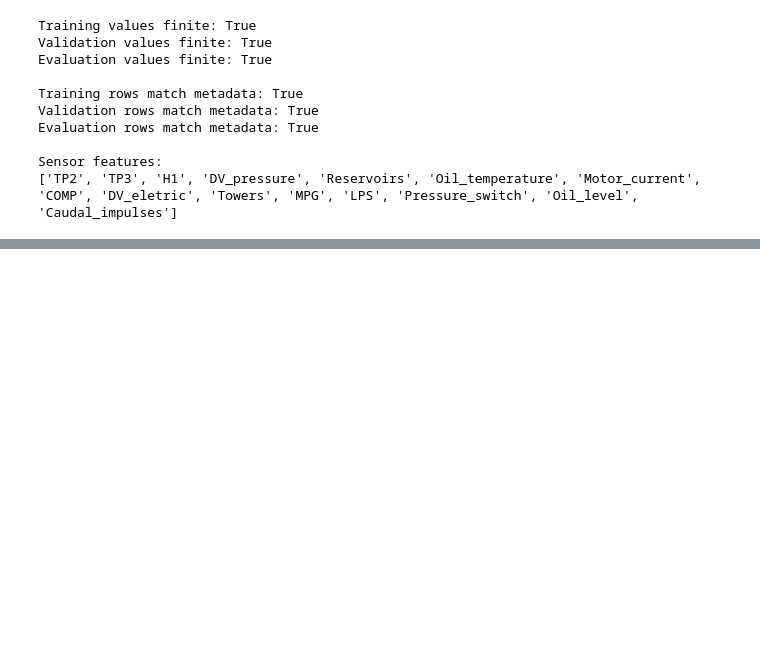
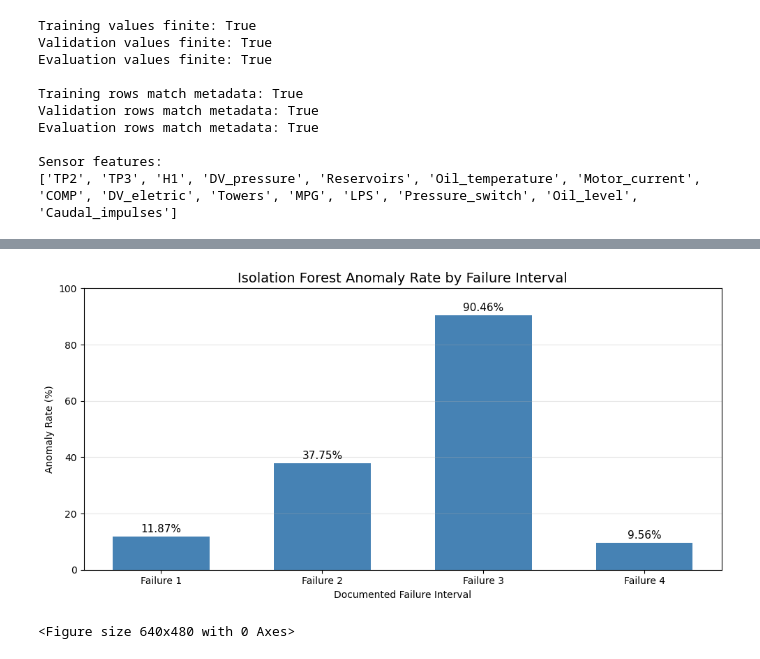
Before and after one commit to shashikawka/268452H-CS5998-Capstone-Project, a Jupyter notebook: 03_Isolation_Forest_Baseline.ipynb, the cells around one changed output, grey strips where cells are left out. Cells and saved outputs as stored; diff of their text form; code cells hidden in the pictures; blank space fills up the shorter version.

```diff
--- a/03_Isolation_Forest_Baseline.ipynb
+++ b/03_Isolation_Forest_Baseline.ipynb
@@ -80,0 +162,17 @@ Sensor features:
+# %%
+import pandas as pd
+
+score_summary = pd.DataFrame({
+    'Training': train_scores,
+}).describe()
+
+for name, scores in [
+    ('Training', train_scores),
+    ('Validation', val_scores),
+    ('Evaluation', eval_scores)
+]:
+    print(f"\n{name}")
+    print("Mean:", round(scores.mean(), 4))
+    print("Median:", round(np.median(scores), 4))
+    print("95th percentile:", round(np.percentile(scores, 95), 4))
+    print("99th percentile:", round(np.percentile(scores, 99), 4))
@@ -80,0 +341,39 @@ Sensor features:
+# %%
+import matplotlib.pyplot as plt
+
+plt.figure(figsize=(10, 5))
+
+bars = plt.bar(
+    failure_summary['failure'],
+    failure_summary['anomaly_rate'],
+    color='steelblue',
+    width=0.6
+)
+
+for bar in bars:
+    height = bar.get_height()
+    plt.text(
+        bar.get_x() + bar.get_width() / 2,
+        height + 1.5,
+        f'{height:.2f}%',
+        ha='center',
+        fontsize=11
+    )
+
+plt.title('Isolation Forest Anomaly Rate by Failure Interval', fontsize=14)
+plt.xlabel('Documented Failure Interval')
+plt.ylabel('Anomaly Rate (%)')
+plt.ylim(0, 100)
+plt.grid(axis='y', alpha=0.3)
+
+plt.tight_layout()
+plt.show()
+
+plt.savefig(
+    '/content/drive/MyDrive/CAPSTONE_PROJECT/03_baseline/isolation_forest_failure_rates.png',
+    dpi=300,
+    bbox_inches='tight'
+)
+# %% [output]
+[figure, added]
+<Figure size 640x480 with 0 Axes>
```
Also changed, not shown: parts of 22 cells of this notebook.
